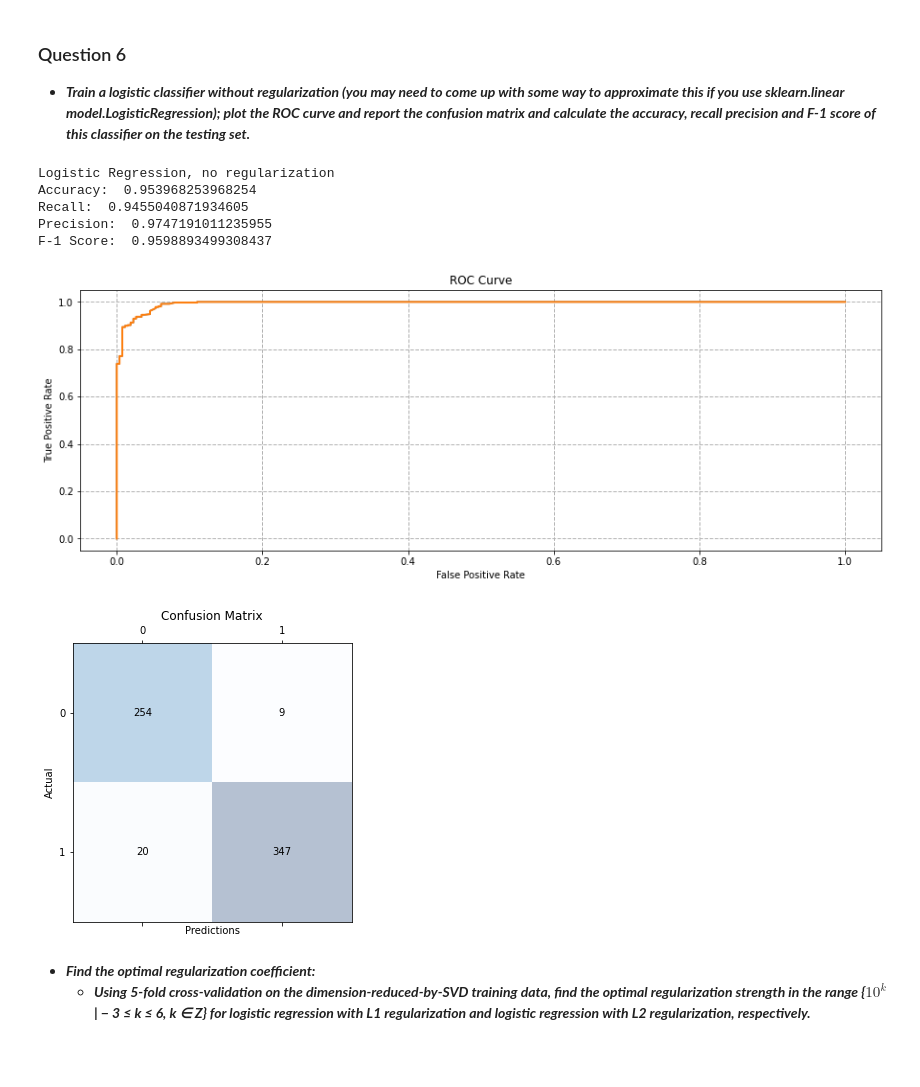
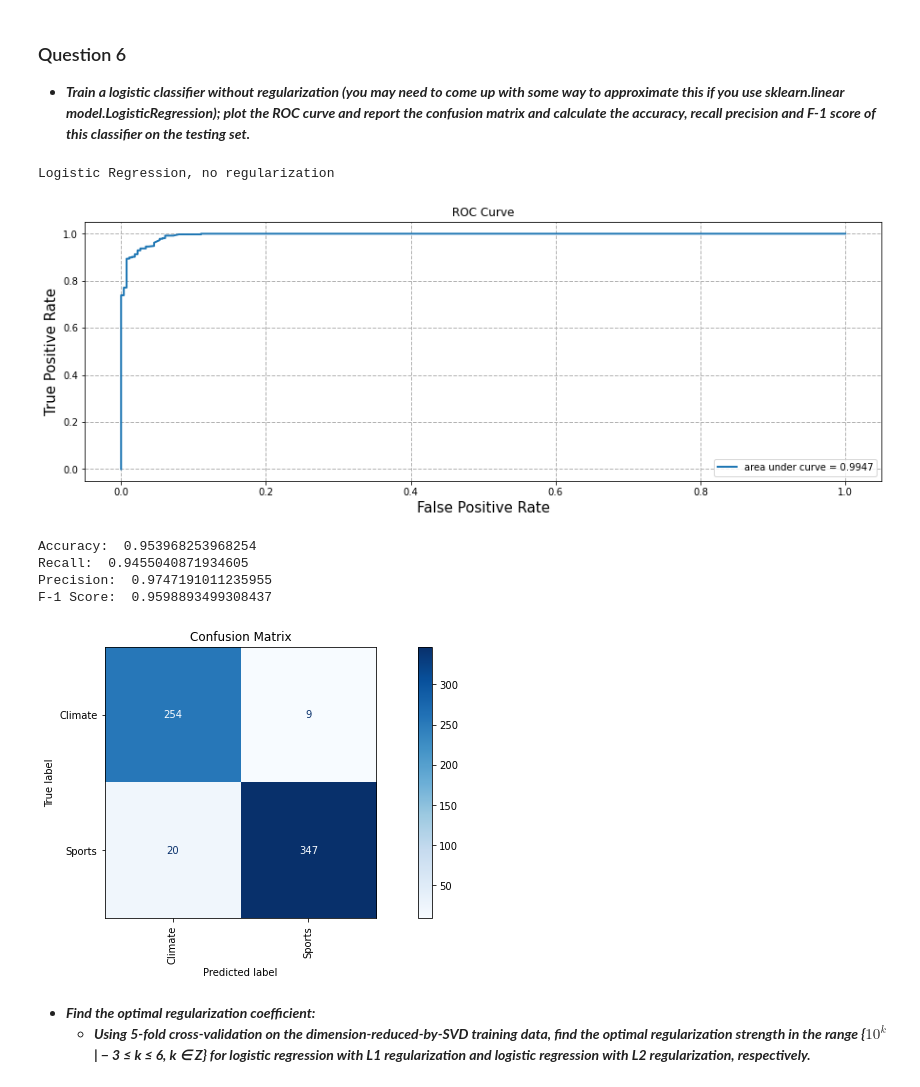
Before and after one commit to stang126/ECE-219-Large-Scale-Data-Mining, a Jupyter notebook: Project 1 Code.ipynb, the cells around one changed output. Saved outputs shown, nothing was run; the diff lists cells and outputs as text; code cells hidden in the pictures; blank space fills up the shorter version.

```diff
--- a/Project 1 Code.ipynb
+++ b/Project 1 Code.ipynb
@@ -298,3 +299,3 @@ F-1 Score:  0.9584487534626039
 # %%
-train_SVM(0.0001, train_trunc, train['binary_root_label'], test_trunc, test['binary_root_label'])
+train_SVM(0.0001, train_trunc, train['binary_root_label'], test_trunc, test['binary_root_label'], labels)
 # %% [output]
@@ -308,3 +309,3 @@ F-1 Score:  0.7362086258776329
 # %%
-train_SVM(100000, train_trunc, train['binary_root_label'], test_trunc, test['binary_root_label'])
+train_SVM(100000, train_trunc, train['binary_root_label'], test_trunc, test['binary_root_label'], labels)
 # %% [output]
@@ -328,6 +329,8 @@ F-1 Score:  0.9585635359116021
 - ***Use cross-validation to choose γ (use average validation accuracy to compare): Using a 5-fold cross-validation, find the best value of the parameter γ in the range {$10^k$ | − 3 ≤ k ≤ 6, k ∈ Z}. Again, plot the ROC curve and report the confusion matrix and calculate the accuracy, recall precision and F-1 score of this best SVM.***
 # %%
 from sklearn.model_selection import GridSearchCV
+
+# Find best gamma value for the SVM
 param_grid = {'C': [0.001, 0.01, 0.1, 1, 10, 100, 1000, 10000, 100000, 1000000],
               'kernel': ['linear']}
 SVM=svm.SVC(random_state=42)
@@ -335,11 +338,12 @@ grid = GridSearchCV(SVM, param_grid, cv=5, refit = True, scoring='accuracy',n_jo
 grid.fit(train_trunc, train['binary_root_label'])
 grid_predictions = grid.predict(test_trunc)
 
+# Get metrics of best gamma value
 c_values= [0.001, 0.01, 0.1, 1, 10, 100, 1000, 10000, 100000, 1000000]
 for i in range(len(c_values)):
     print('Gamma: %s \t Cross Validation accuracy scores: %s' % (c_values[i],grid.cv_results_['mean_test_score'][i]))
 print("\nBest Gamma Value: ", grid.best_params_['C'])
-train_SVM(grid.best_params_['C'], train_trunc, train['binary_root_label'], test_trunc, test['binary_root_label'])
+train_SVM(grid.best_params_['C'], train_trunc, train['binary_root_label'], test_trunc, test['binary_root_label'], labels)
 # %% [output]
 Gamma: 0.001     Cross Validation accuracy scores: 0.5488095238095239
 Gamma: 0.01      Cross Validation accuracy scores: 0.5488095238095239
@@ -369,43 +373,40 @@ The best γ value is 1000000 based on the mean validation accuracy; however, its
 # %%
 from sklearn.linear_model import LogisticRegression
 
-# Logistic regression without regularization
-def train_Log(penalty, C, train, train_label, test, test_label):
+# function to train Logistic regression, print metrics, and plot ROC and confusion matrix
+def train_Log(penalty, C, train, train_label, test, test_label, labels):
     Log = LogisticRegression(penalty = penalty, C = C, random_state=42, solver='saga', max_iter=100000)
     Log.fit(train, train_label)
-    prob_score = Log.decision_function(test)
-    fpr, tpr, _= metrics.roc_curve(test_label,prob_score) # plot roc curve
-    plt.plot(fpr, tpr)
+    probest = Log.decision_function(test)
+    fpr, tpr, _= metrics.roc_curve(test_label,probest) # plot roc curve
     roc_auc = metrics.auc(fpr,tpr)
     plt.plot(fpr, tpr, lw=2, label= 'area under curve = %0.4f' % roc_auc)
     plt.grid(color='0.7', linestyle='--', linewidth=1)
     plt.title('ROC Curve')
-    plt.xlabel('False Positive Rate')
-    plt.ylabel('True Positive Rate')
+    plt.xlabel('False Positive Rate',fontsize=15)
+    plt.ylabel('True Positive Rate',fontsize=15)
+    plt.legend(loc="lower right")
+    plt.show()
     predict=Log.predict(test) # get log metrics
     print('Accuracy: ', metrics.accuracy_score(test_label, predict))
     print('Recall: ', metrics.recall_score(test_label, predict))
     print('Precision: ', metrics.precision_score(test_label, predict))
     print('F-1 Score: ', metrics.f1_score(test_label, predict))
     conf_matrix = metrics.confusion_matrix(test_label, predict) # plot confusion matrix
-    plt.matshow(conf_matrix, cmap=plt.cm.Blues, alpha=0.3)
-    for i in range(conf_matrix.shape[0]):
-        for j in range(conf_matrix.shape[1]):
-            plt.text(x=j, y=i,s=conf_matrix[i, j], va='center', ha='center')
-    plt.xlabel('Predictions')
-    plt.ylabel('Actual')
+    disp = metrics.ConfusionMatrixDisplay(confusion_matrix=conf_matrix, display_labels=labels)
+    disp.plot(cmap=plt.cm.Blues, xticks_rotation='vertical')
     plt.title('Confusion Matrix')
 # %%
 print("Logistic Regression, no regularization")
-train_Log('none', 1.0, train_trunc, train['binary_root_label'], test_trunc, test['binary_root_label'])
+train_Log('none', 1.0, train_trunc, train['binary_root_label'], test_trunc, test['binary_root_label'], labels)
 # %% [output]
 Logistic Regression, no regularization
-Accuracy:  0.953968253968254
-Recall:  0.9455040871934605
-Precision:  0.9747191011235955
-F-1 Score:  0.9598893499308437
-[figure, old version]
+[figure, new version]
+Accuracy:  0.953968253968254
+Recall:  0.9455040871934605
+Precision:  0.9747191011235955
+F-1 Score:  0.9598893499308437
-[figure, old version]
+[figure, new version]
 # %% [markdown]
 - ***Find the optimal regularization coefficient:***
     - ***Using 5-fold cross-validation on the dimension-reduced-by-SVD training data, find the optimal regularization strength in the range {$10^k$ | − 3 ≤ k ≤ 6, k ∈ Z} for logistic regression with L1 regularization and logistic regression with L2 regularization, respectively.***
```
Also changed, not shown: parts of 69 cells of this notebook, 1 other file.
